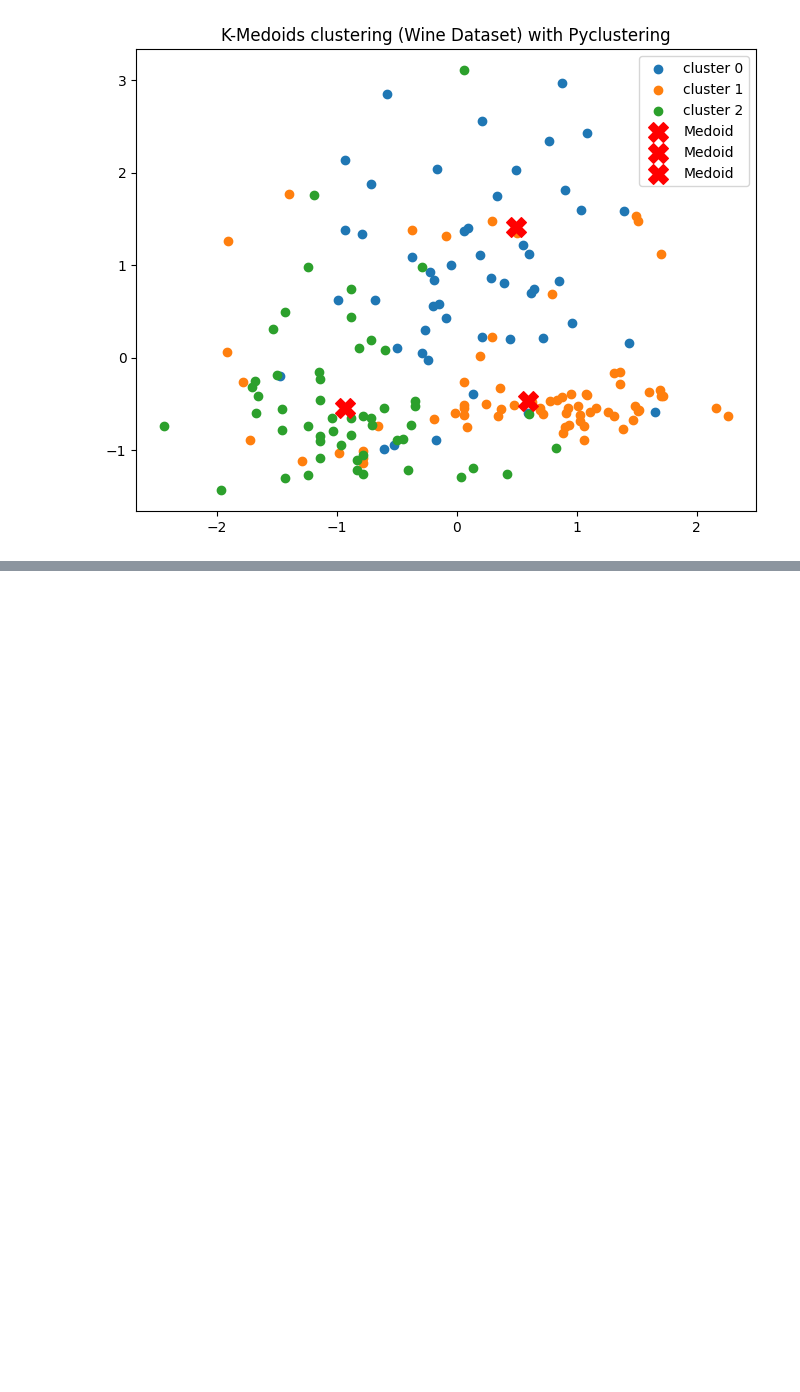
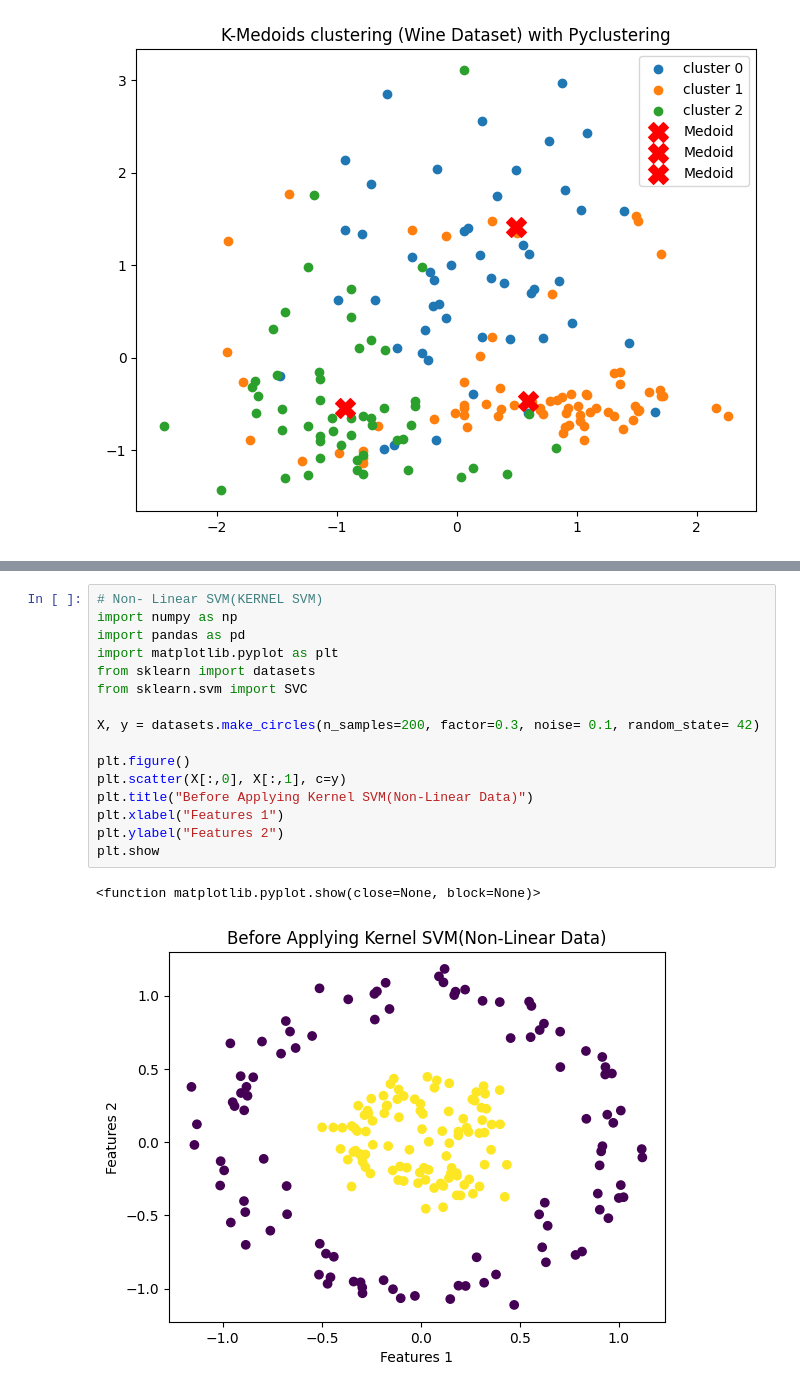
Before and after one commit to raghu24k/ML-Practical, a Jupyter notebook: C_CE_11_RAGHUWINDER KUMAR.ipynb, the cells around one changed output, grey strips where cells are left out. Saved outputs shown, nothing was run; the diff lists cells and outputs as text; blank space fills up the shorter version.

```diff
--- a/tasks.ipynb
+++ b/C_CE_11_RAGHUWINDER KUMAR.ipynb
@@ -888,0 +944,19 @@ Medoids: [174, 35, 106]
+# %%
+# Non- Linear SVM(KERNEL SVM)
+import numpy as np
+import pandas as pd
+import matplotlib.pyplot as plt
+from sklearn import datasets
+from sklearn.svm import SVC
+
+X, y = datasets.make_circles(n_samples=200, factor=0.3, noise= 0.1, random_state= 42)
+
+plt.figure()
+plt.scatter(X[:,0], X[:,1], c=y)
+plt.title("Before Applying Kernel SVM(Non-Linear Data)")
+plt.xlabel("Features 1")
+plt.ylabel("Features 2")
+plt.show
+# %% [output]
+<function matplotlib.pyplot.show(close=None, block=None)>
+[figure, added]
```
Also changed, not shown: parts of 6 cells of this notebook, 1 other file.
